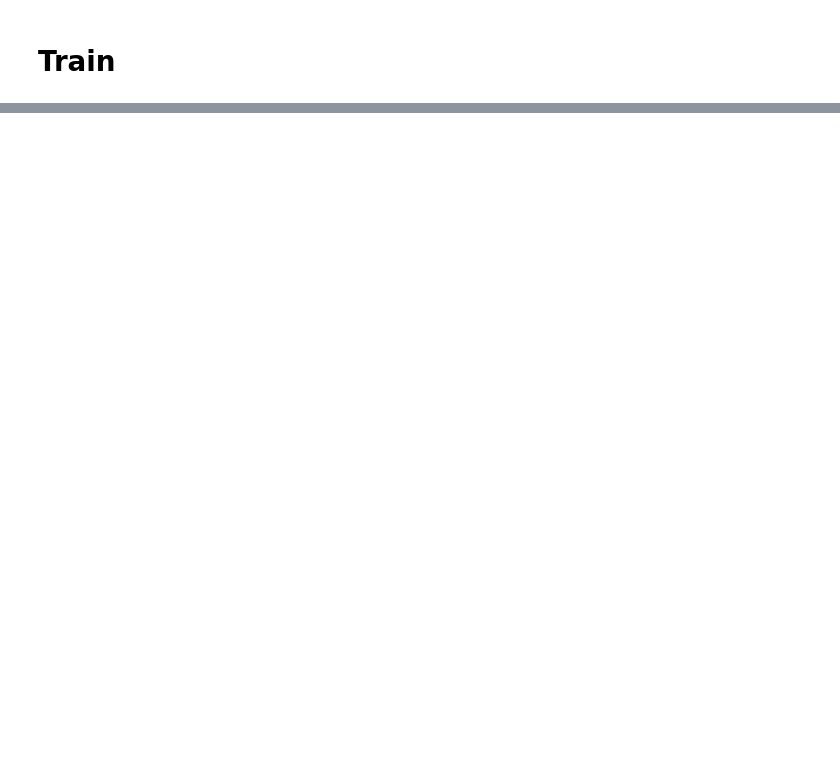
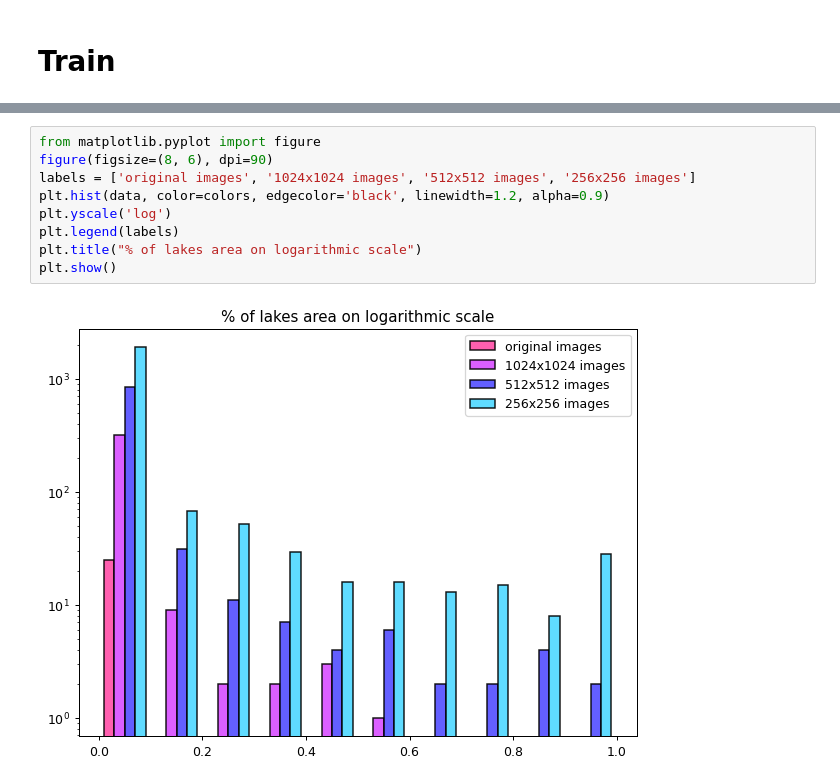
Before and after one commit to Chiffaa/Glacier-lakes-detection-using-multi-resolution-input-channels, a Jupyter notebook: demo.ipynb, the cells around one changed output, grey strips where cells are left out. Cells and saved outputs as stored; diff of their text form; blank space fills up the shorter version.

```diff
--- a/demo.ipynb
+++ b/demo.ipynb
@@ -84,0 +129,11 @@ Loss after 5 batch: 0.653
+# %%
+from matplotlib.pyplot import figure
+figure(figsize=(8, 6), dpi=90)
+labels = ['original images', '1024x1024 images', '512x512 images', '256x256 images']
+plt.hist(data, color=colors, edgecolor='black', linewidth=1.2, alpha=0.9)
+plt.yscale('log')
+plt.legend(labels)
+plt.title("% of lakes area on logarithmic scale")
+plt.show()
+# %% [output]
+[figure, added]
```
Also changed, not shown: parts of 14 cells of this notebook, 2 other files.
